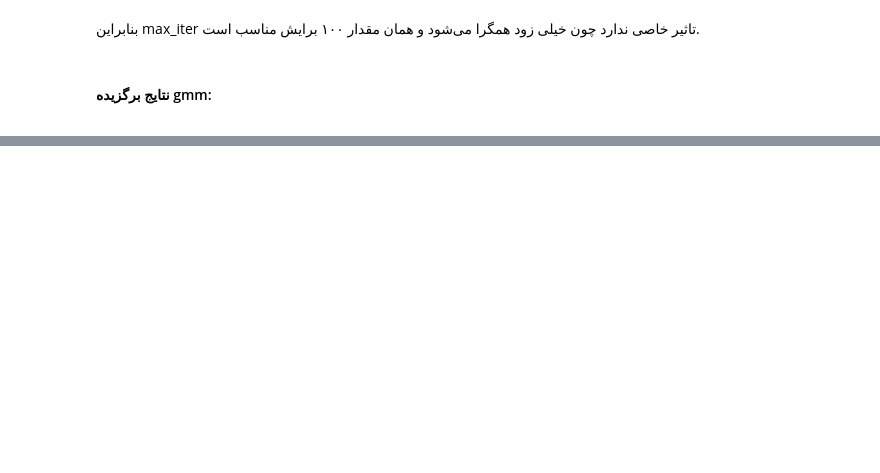
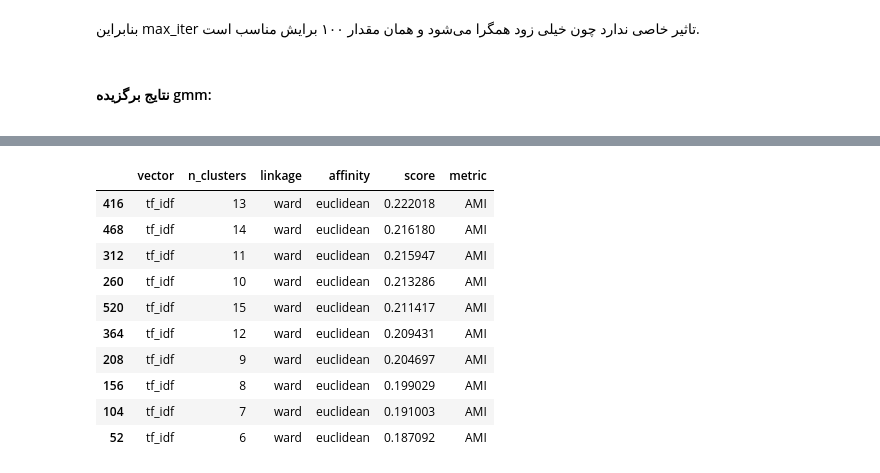
Before and after one commit to hamidreza004/MIR, a Jupyter notebook: reports/phase3/clustering.ipynb, the cells around one changed output, grey strips where cells are left out. Cells and saved outputs as stored; diff of their text form; code cells hidden in the pictures; blank space fills up the shorter version.

```diff
--- a/reports/phase3/clustering.ipynb
+++ b/reports/phase3/clustering.ipynb
@@ -424,4 +370,14 @@ max_iter: 200 --> AMI: 0.45722
 # %%
-AMI_results_hier = hierarchical.get_result_df(tf_idf, enhanced_w2v, tags)
-_ = AMI_results_hier.query('vector == "tf_idf" and metric == "AMI"').sort_values(by=['score'], ascending=False).head(10)
-_ = AMI_results_hier.query('vector == "w2v" and metric == "AMI"').sort_values(by=['score'], ascending=False).head(10)
+AMI_results_hier.query('vector == "tf_idf" and metric == "AMI"').sort_values(by=['score'], ascending=False).head(10)
+# %% [output]
+|  | vector | n_clusters | linkage | affinity | score | metric |
+| 416 | tf_idf | 13 | ward | euclidean | 0.222018 | AMI |
+| 468 | tf_idf | 14 | ward | euclidean | 0.216180 | AMI |
+| 312 | tf_idf | 11 | ward | euclidean | 0.215947 | AMI |
+| 260 | tf_idf | 10 | ward | euclidean | 0.213286 | AMI |
+| 520 | tf_idf | 15 | ward | euclidean | 0.211417 | AMI |
+| 364 | tf_idf | 12 | ward | euclidean | 0.209431 | AMI |
+| 208 | tf_idf | 9 | ward | euclidean | 0.204697 | AMI |
+| 156 | tf_idf | 8 | ward | euclidean | 0.199029 | AMI |
+| 104 | tf_idf | 7 | ward | euclidean | 0.191003 | AMI |
+| 52 | tf_idf | 6 | ward | euclidean | 0.187092 | AMI |
```
Also changed, not shown: parts of 20 cells of this notebook, 5 other files.
